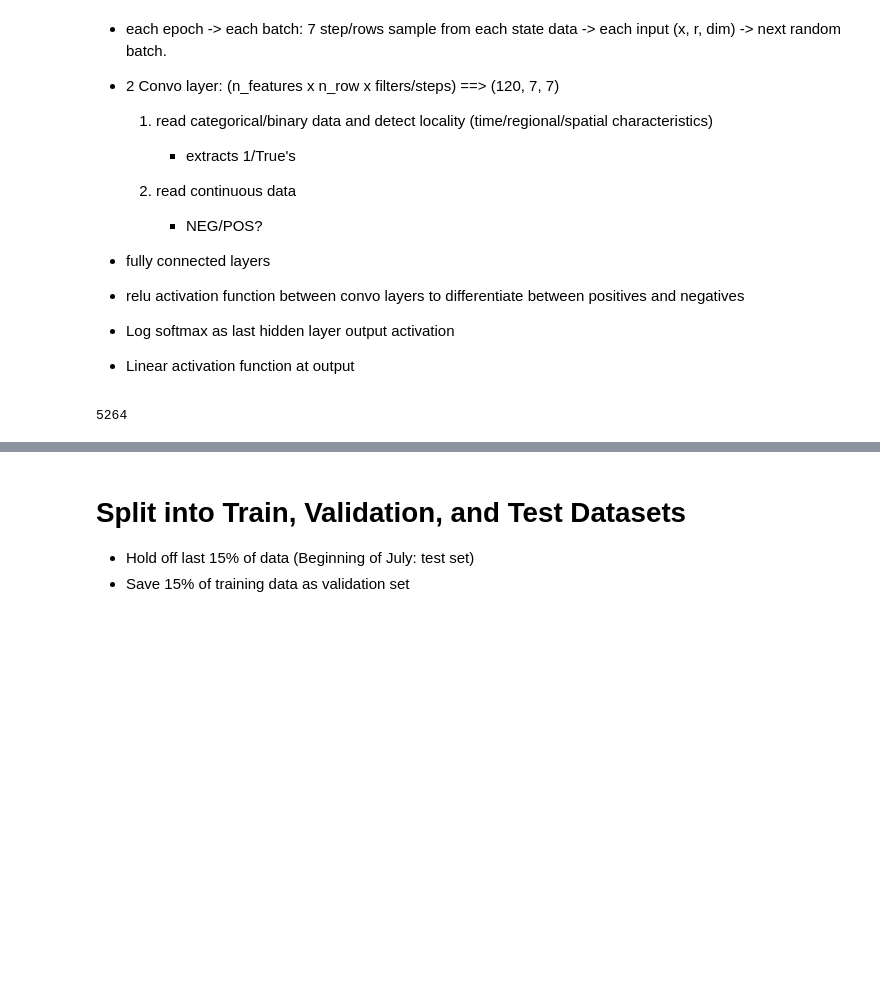
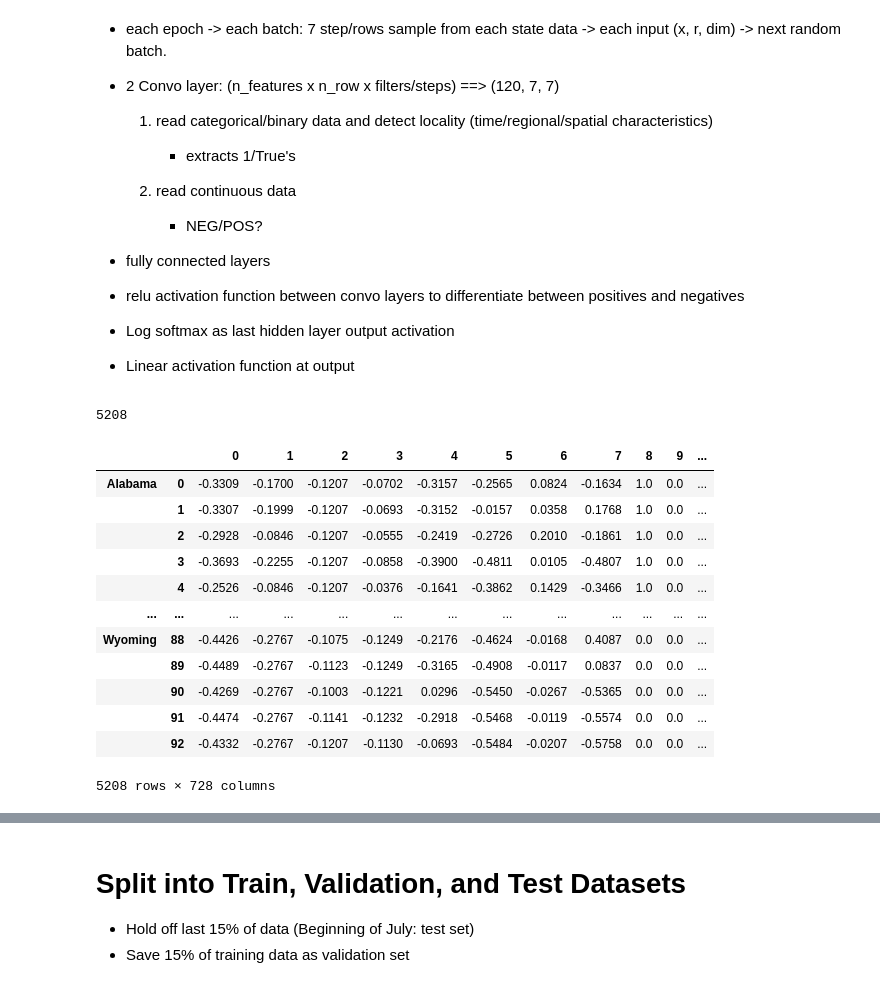
Before and after one commit to jungsNN/covid19-forecast, a Jupyter notebook: roughdraft_5.ipynb, the cells around one changed output, grey strips where cells are left out. Saved outputs shown, nothing was run; the diff lists cells and outputs as text; code cells hidden in the pictures; blank space fills up the shorter version.

```diff
--- a/roughdraft_5.ipynb
+++ b/roughdraft_5.ipynb
@@ -352,9 +374,9 @@ input_dict = {}
 for states in data.state.unique():
     x_rows = []
     y_rows = []
-    for i in range(len(data[data.state == states])-6):
+    for i in range(len(data[data.state == states])-7):
         x_rows.append(data[data.state==states].iloc[i:i+7, 2:].values.reshape(-1,))
-        y_rows.append(data[data.state==states].iloc[i:i+7]['confirmed'].values.reshape(-1))
+        y_rows.append(data[data.state==states].iloc[i+1:(i+1)+7]['confirmed'].values.reshape(-1))
     input_dict[states] = pd.DataFrame(x_rows)
     target_dict[states] = pd.DataFrame(y_rows)
 # %%
@@ -389,4 +411,20 @@ target_df = pd.concat(target_dict, axis=0)
 len(input_df.columns)
 len(input_df)
 # %% [output]
-5264
+5208
+# %%
+input_df
+# %% [output]
+|  |  | 0 | 1 | 2 | 3 | 4 | 5 | 6 | 7 | 8 | 9 | ... |
+| Alabama | 0 | -0.3309 | -0.1700 | -0.1207 | -0.0702 | -0.3157 | -0.2565 | 0.0824 | -0.1634 | 1.0 | 0.0 | ... |
+|  | 1 | -0.3307 | -0.1999 | -0.1207 | -0.0693 | -0.3152 | -0.0157 | 0.0358 | 0.1768 | 1.0 | 0.0 | ... |
+|  | 2 | -0.2928 | -0.0846 | -0.1207 | -0.0555 | -0.2419 | -0.2726 | 0.2010 | -0.1861 | 1.0 | 0.0 | ... |
+|  | 3 | -0.3693 | -0.2255 | -0.1207 | -0.0858 | -0.3900 | -0.4811 | 0.0105 | -0.4807 | 1.0 | 0.0 | ... |
+|  | 4 | -0.2526 | -0.0846 | -0.1207 | -0.0376 | -0.1641 | -0.3862 | 0.1429 | -0.3466 | 1.0 | 0.0 | ... |
+| ... | ... | ... | ... | ... | ... | ... | ... | ... | ... | ... | ... | ... |
+| Wyoming | 88 | -0.4426 | -0.2767 | -0.1075 | -0.1249 | -0.2176 | -0.4624 | -0.0168 | 0.4087 | 0.0 | 0.0 | ... |
+|  | 89 | -0.4489 | -0.2767 | -0.1123 | -0.1249 | -0.3165 | -0.4908 | -0.0117 | 0.0837 | 0.0 | 0.0 | ... |
+|  | 90 | -0.4269 | -0.2767 | -0.1003 | -0.1221 | 0.0296 | -0.5450 | -0.0267 | -0.5365 | 0.0 | 0.0 | ... |
+|  | 91 | -0.4474 | -0.2767 | -0.1141 | -0.1232 | -0.2918 | -0.5468 | -0.0119 | -0.5574 | 0.0 | 0.0 | ... |
+|  | 92 | -0.4332 | -0.2767 | -0.1207 | -0.1130 | -0.0693 | -0.5484 | -0.0207 | -0.5758 | 0.0 | 0.0 | ... |
+5208 rows × 728 columns
```
Also changed, not shown: parts of 18 cells of this notebook, 3 other files.
